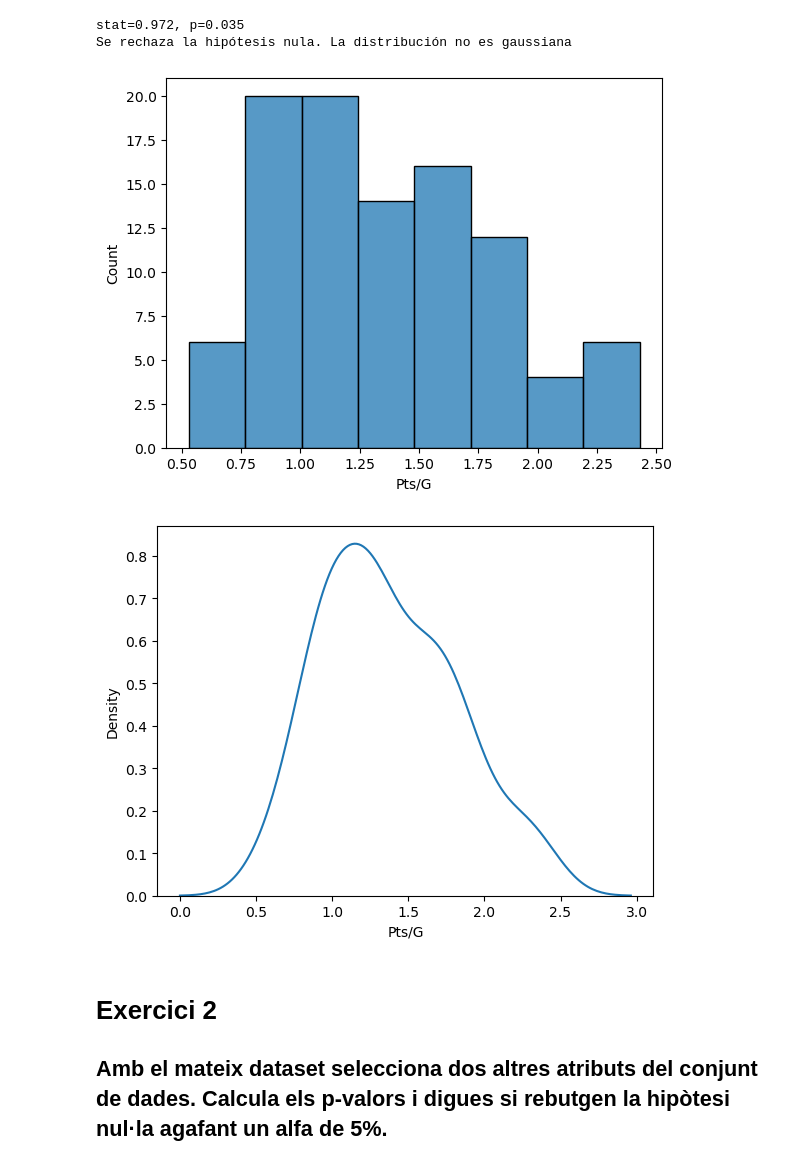
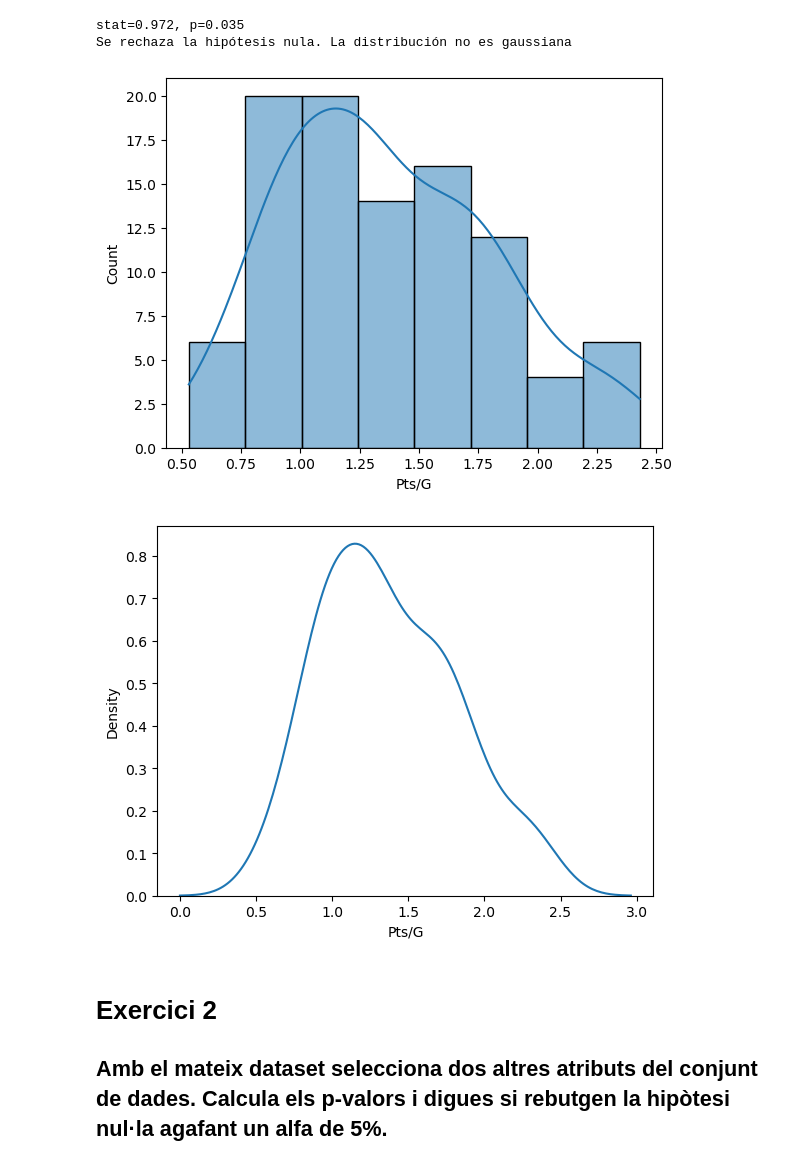
Before and after one commit to hbleda/hipotesis_testing, a Jupyter notebook: Tasca_M5_T01.ipynb, the cells around one changed output. Cells and saved outputs as stored; diff of their text form; code cells hidden in the pictures.

```diff
--- a/Tasca_M5_T01.ipynb
+++ b/Tasca_M5_T01.ipynb
@@ -13,7 +15,7 @@ import warnings
 warnings.filterwarnings('ignore')
 # %%
 # Cargamos el archivo "Lligues europees UEFA.csv" en un nuevo dataframe
-df_uefa = pd.read_csv('C:\\Users\\USER\\Desktop\\Data Science\\Sprint 5. Introducció al Test dHipòtesis i al Machine Learning\\Tasca M5 T01\\Lligues europees UEFA.csv',sep= ";",encoding='latin-1')
+df_uefa = pd.read_csv('Lligues europees UEFA.csv',sep= ";",encoding='latin-1')
 df_uefa.head(10)
 # %% [output]
 |  | Rk | Squad | Country | LgRk | MP | W | D | L | GF | GA | ... | ... |
@@ -182,13 +184,13 @@ else:
 stat=0.972, p=0.035
 Se rechaza la hipótesis nula. La distribución no es gaussiana
 # %%
-sns.histplot(df_uefa['Pts/G'], kde=False)
+sns.histplot(df_uefa['Pts/G'], kde=True)
 plt.show()
 
 sns.kdeplot(df_uefa['Pts/G'])
 plt.show()
 # %% [output]
-[figure, old version]
+[figure, new version]
 [figure]
 # %% [markdown]
 # Exercici 2
```
Also changed, not shown: parts of 19 cells of this notebook.
